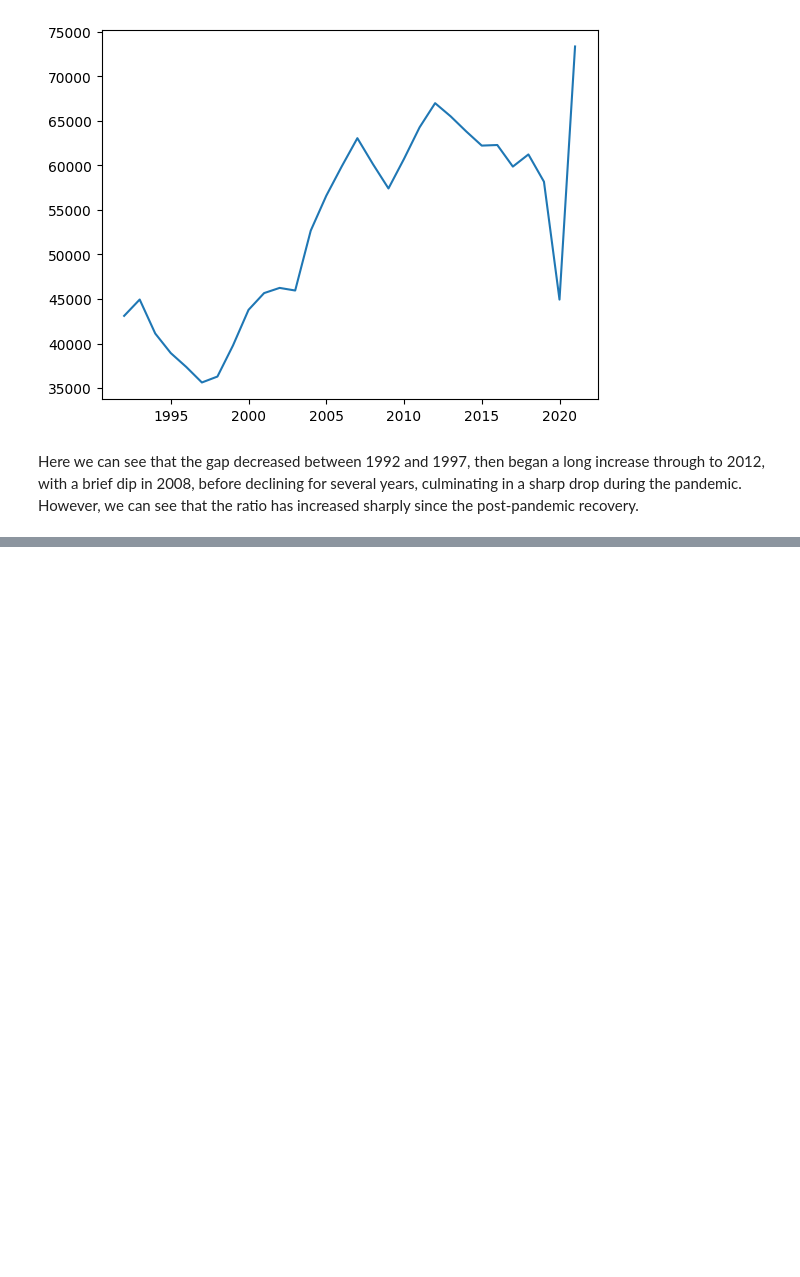
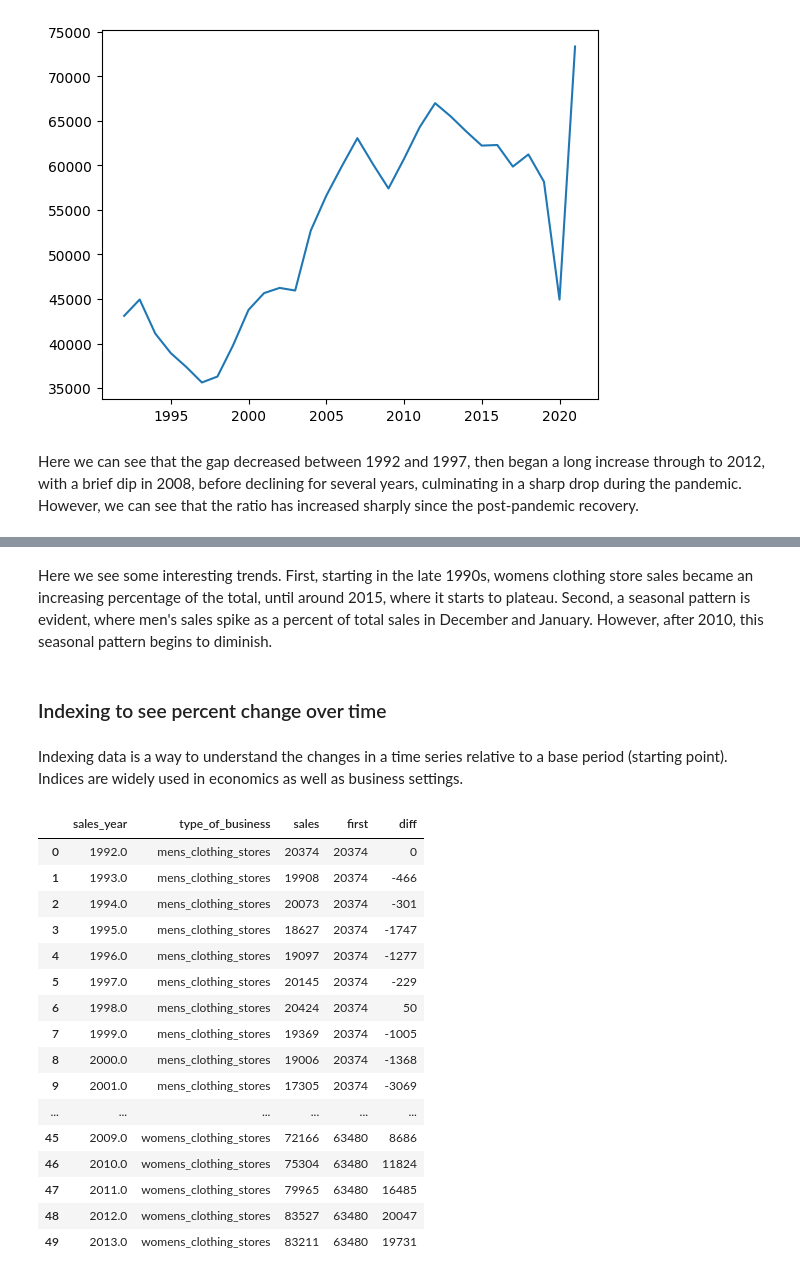
Before and after one commit to LouisYC123/north-america-retail-data-analysis, a Jupyter notebook: dbt/dbt_project/visualisations/analysis.ipynb, the cells around one changed output, grey strips where cells are left out. Drawn from its saved outputs; the diff is of its cells as text; code cells hidden in the pictures; blank space fills up the shorter version.

```diff
--- a/dbt/dbt_project/visualisations/analysis.ipynb
+++ b/dbt/dbt_project/visualisations/analysis.ipynb
@@ -84 +105,32 @@ Here we can see that the gap decreased between 1992 and 1997, then began a long
+# %% [markdown]
+Here we see some interesting trends. First, starting in the late 1990s, womens clothing store sales became an increasing percentage of the total, until around 2015, where it starts to plateau. Second, a seasonal pattern is evident, where men's sales spike as a percent of total sales in December and January. However, after 2010, this seasonal pattern begins to diminish.
+# %% [markdown]
+### Indexing to see percent change over time
+# %% [markdown]
+Indexing data is a way to understand the changes in a time series relative to a base period (starting point). Indices are widely used in economics as well as business settings.
+# %%
+mart = 'int_1992_index_of_clothing_stores'
+df = pd.read_sql(
+    f'SELECT * FROM retail.{mart}',
+    engine,
+)
+df.head(50)
+# %% [output]
+|  | sales_year | type_of_business | sales | first | diff |
+| 0 | 1992.0 | mens_clothing_stores | 20374 | 20374 | 0 |
+| 1 | 1993.0 | mens_clothing_stores | 19908 | 20374 | -466 |
+| 2 | 1994.0 | mens_clothing_stores | 20073 | 20374 | -301 |
+| 3 | 1995.0 | mens_clothing_stores | 18627 | 20374 | -1747 |
+| 4 | 1996.0 | mens_clothing_stores | 19097 | 20374 | -1277 |
+| 5 | 1997.0 | mens_clothing_stores | 20145 | 20374 | -229 |
+| 6 | 1998.0 | mens_clothing_stores | 20424 | 20374 | 50 |
+| 7 | 1999.0 | mens_clothing_stores | 19369 | 20374 | -1005 |
+| 8 | 2000.0 | mens_clothing_stores | 19006 | 20374 | -1368 |
+| 9 | 2001.0 | mens_clothing_stores | 17305 | 20374 | -3069 |
+| ... | ... | ... | ... | ... | ... |
+| 45 | 2009.0 | womens_clothing_stores | 72166 | 63480 | 8686 |
+| 46 | 2010.0 | womens_clothing_stores | 75304 | 63480 | 11824 |
+| 47 | 2011.0 | womens_clothing_stores | 79965 | 63480 | 16485 |
+| 48 | 2012.0 | womens_clothing_stores | 83527 | 63480 | 20047 |
+| 49 | 2013.0 | womens_clothing_stores | 83211 | 63480 | 19731 |
 # %%
```
Also changed, not shown: parts of 8 cells of this notebook.
